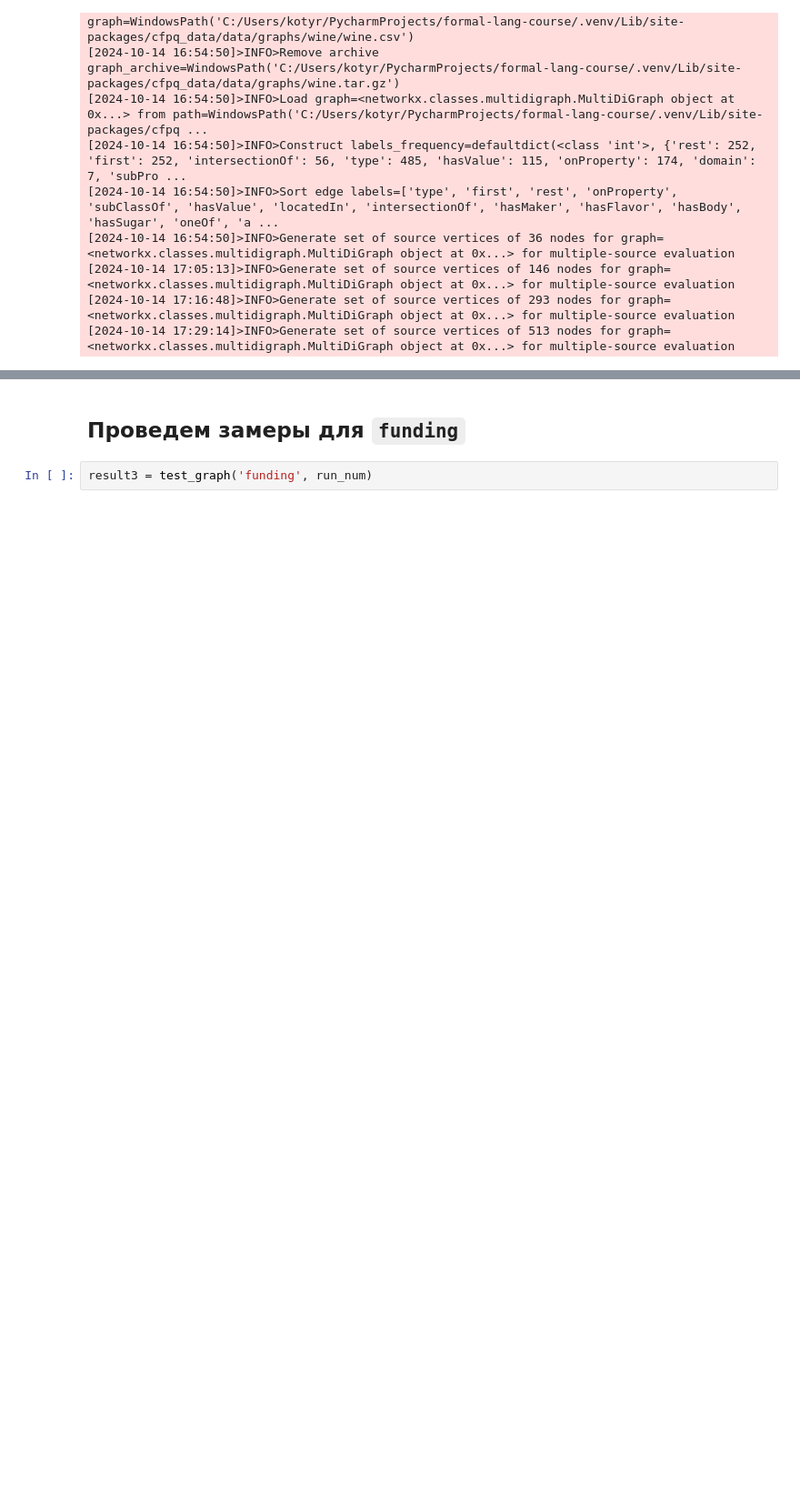
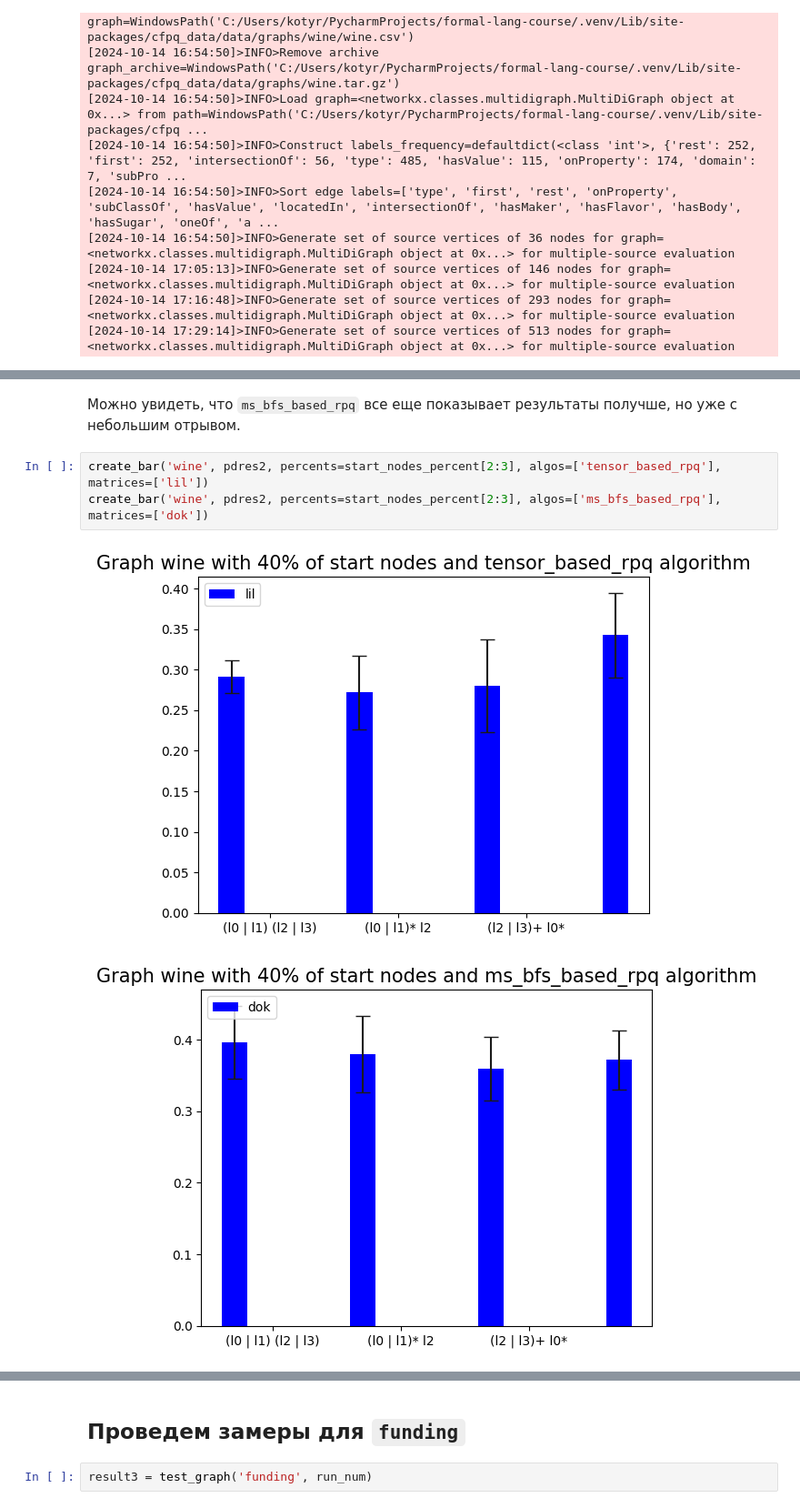
Before and after one commit to Kuarni/formal-lang-course, a Jupyter notebook: project/task5/task5.ipynb, the cells around one changed output, grey strips where cells are left out. Shown at 91% size. Drawn from its saved outputs; the diff is of its cells as text; blank space fills up the shorter version.

```diff
--- a/project/task5/task5.ipynb
+++ b/project/task5/task5.ipynb
@@ -246,0 +309,8 @@ analyze_execution_times_avg(result2)
+# %% [markdown]
+Можно увидеть, что `ms_bfs_based_rpq` все еще показывает результаты получше, но уже с небольшим отрывом.
+# %%
+create_bar('wine', pdres2, percents=start_nodes_percent[2:3], algos=['tensor_based_rpq'], matrices=['lil'])
+create_bar('wine', pdres2, percents=start_nodes_percent[2:3], algos=['ms_bfs_based_rpq'], matrices=['dok'])
+# %% [output]
+[figure, added]
+[figure, added]
```
Also changed, not shown: parts of 17 cells of this notebook.
